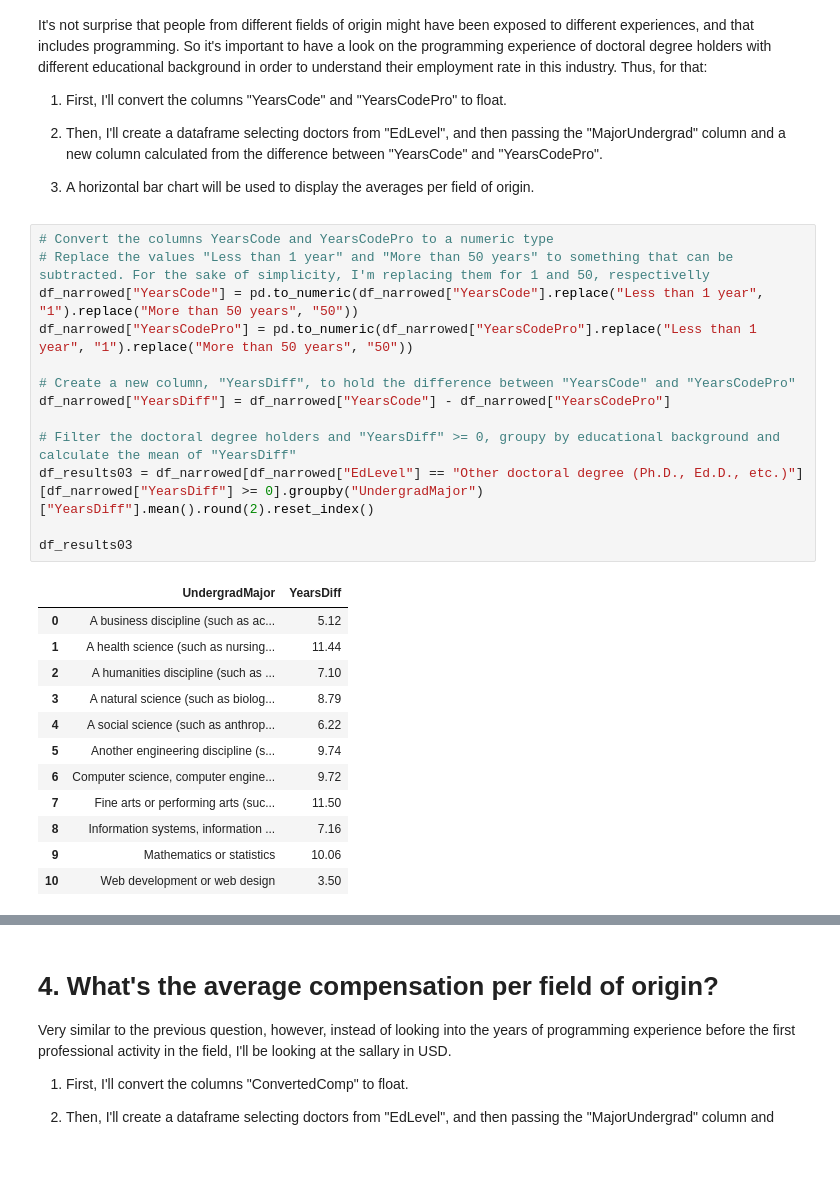
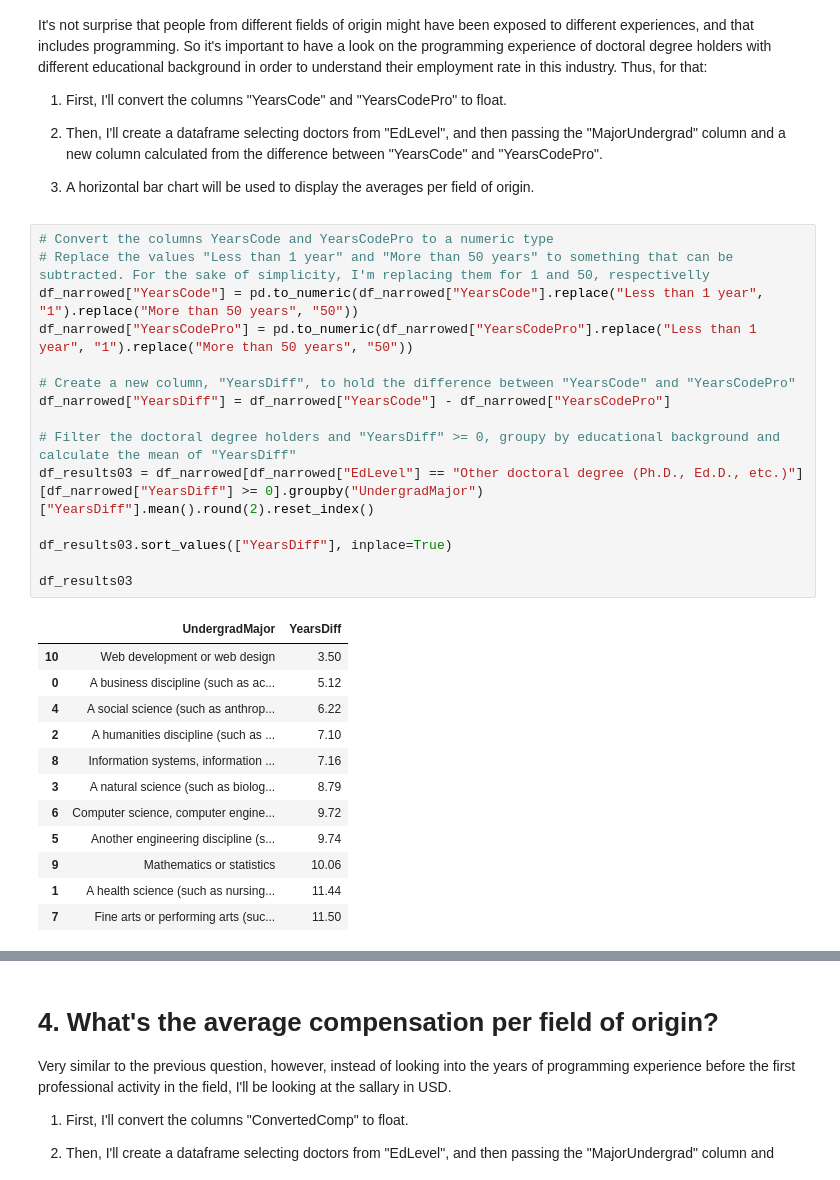
Before and after one commit to mguidoti/DSND-p1-blog, a Jupyter notebook: stackoverflow_survey_2020.ipynb, the cells around one changed output, grey strips where cells are left out. Drawn from its saved outputs; the diff is of its cells as text.

```diff
--- a/stackoverflow_survey_2020.ipynb
+++ b/stackoverflow_survey_2020.ipynb
@@ -261,26 +261,28 @@ It's not surprise that people from different fields of origin might have been ex
 # %%
 # Convert the columns YearsCode and YearsCodePro to a numeric type
 # Replace the values "Less than 1 year" and "More than 50 years" to something that can be subtracted. For the sake of simplicity, I'm replacing them for 1 and 50, respectivelly
 df_narrowed["YearsCode"] = pd.to_numeric(df_narrowed["YearsCode"].replace("Less than 1 year", "1").replace("More than 50 years", "50"))
 df_narrowed["YearsCodePro"] = pd.to_numeric(df_narrowed["YearsCodePro"].replace("Less than 1 year", "1").replace("More than 50 years", "50"))
 
 # Create a new column, "YearsDiff", to hold the difference between "YearsCode" and "YearsCodePro"
 df_narrowed["YearsDiff"] = df_narrowed["YearsCode"] - df_narrowed["YearsCodePro"]
 
 # Filter the doctoral degree holders and "YearsDiff" >= 0, groupy by educational background and calculate the mean of "YearsDiff"
 df_results03 = df_narrowed[df_narrowed["EdLevel"] == "Other doctoral degree (Ph.D., Ed.D., etc.)"][df_narrowed["YearsDiff"] >= 0].groupby("UndergradMajor")["YearsDiff"].mean().round(2).reset_index()
 
+df_results03.sort_values(["YearsDiff"], inplace=True)
+
 df_results03
 # %% [output]
 |  | UndergradMajor | YearsDiff |
+| 10 | Web development or web design | 3.50 |
 | 0 | A business discipline (such as ac... | 5.12 |
+| 4 | A social science (such as anthrop... | 6.22 |
+| 2 | A humanities discipline (such as ... | 7.10 |
+| 8 | Information systems, information ... | 7.16 |
+| 3 | A natural science (such as biolog... | 8.79 |
+| 6 | Computer science, computer engine... | 9.72 |
+| 5 | Another engineering discipline (s... | 9.74 |
+| 9 | Mathematics or statistics | 10.06 |
 | 1 | A health science (such as nursing... | 11.44 |
-| 2 | A humanities discipline (such as ... | 7.10 |
-| 3 | A natural science (such as biolog... | 8.79 |
-| 4 | A social science (such as anthrop... | 6.22 |
-| 5 | Another engineering discipline (s... | 9.74 |
-| 6 | Computer science, computer engine... | 9.72 |
 | 7 | Fine arts or performing arts (suc... | 11.50 |
-| 8 | Information systems, information ... | 7.16 |
-| 9 | Mathematics or statistics | 10.06 |
-| 10 | Web development or web design | 3.50 |
```
Also changed, not shown: parts of 1 cell of this notebook.
